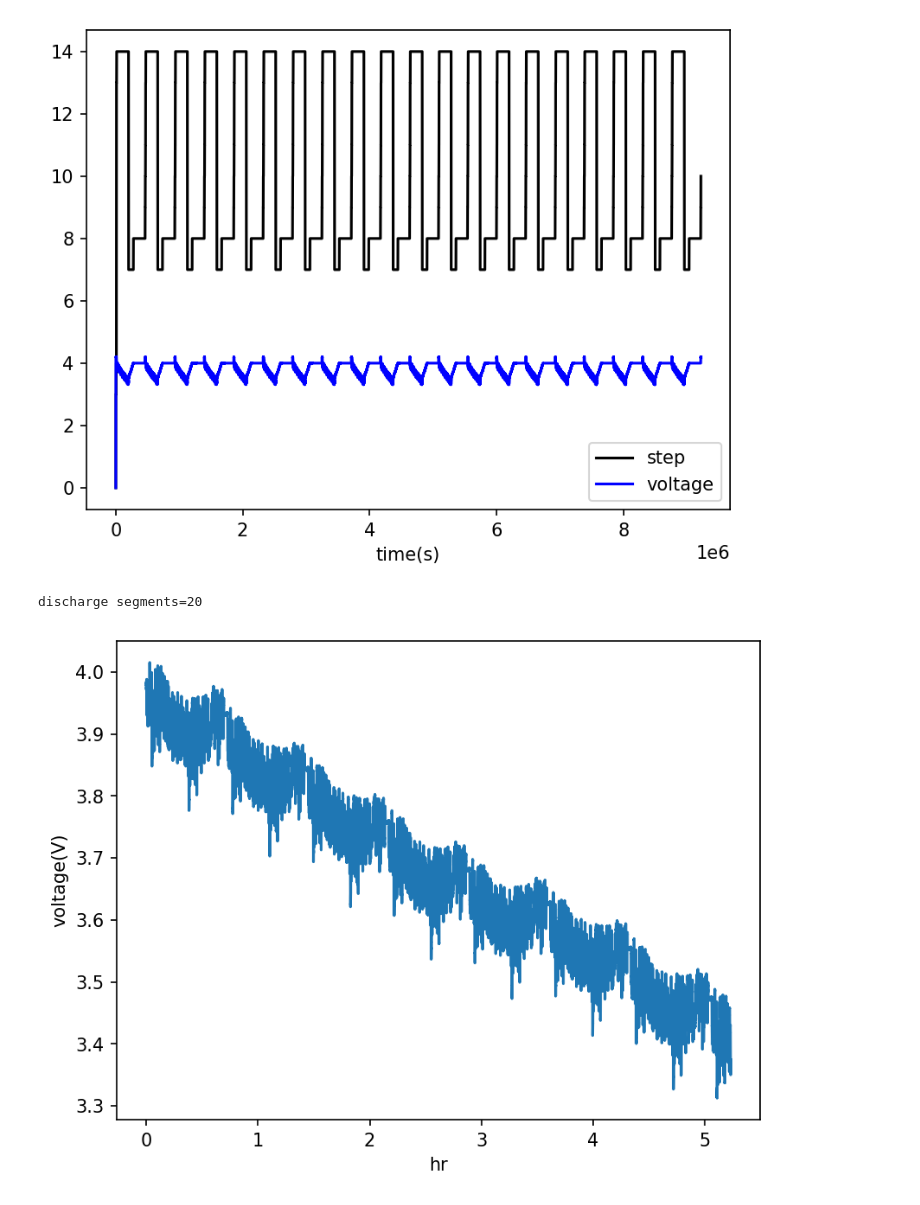
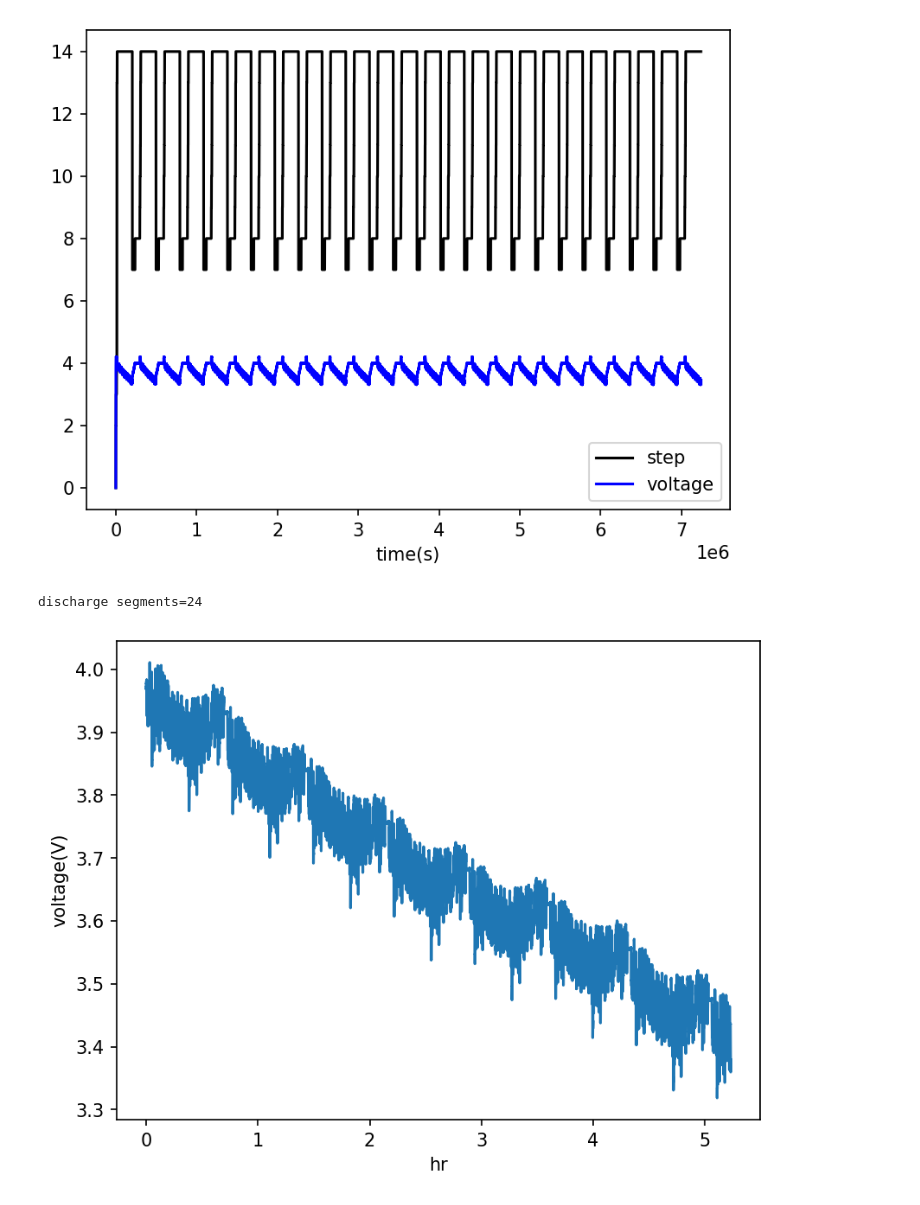
Before and after one commit to JieChungChen/EWT-Capacity-Estimation, a Jupyter notebook: visualize.ipynb, the cells around one changed output. Cells and saved outputs as stored; diff of their text form; code cells hidden in the pictures.

```diff
--- a/visualize.ipynb
+++ b/visualize.ipynb
@@ -10,7 +12,7 @@ def get_mat_voltage(plot=True):
     """
     sampling rate: 10Hz
     """
-    filepath = "Cycling_1/V4.mat"
+    filepath = "Cycling_1/W8.mat"
     f = loadmat(filepath)
     # print(f.keys())
 
@@ -29,20 +31,20 @@ def get_mat_voltage(plot=True):
 # %%
 v, s = get_mat_voltage()
 
 # extract discharge part
 v[s!=14] = 0
 dif = np.abs(np.diff(v, axis=0))
 edge = np.argwhere(dif>1)+1
-dc_v = [v[edge[i, 0]:edge[i+1, 0]] for i in range(0, len(edge), 2)]
+dc_v = [v[edge[i, 0]:edge[i+1, 0]] for i in range(0, len(edge)-1, 2)]
 print('discharge segments=%d'%len(dc_v))
 plt.plot(np.arange(len(dc_v[0]))/36000, dc_v[0])
 plt.xlabel('hr')
 plt.ylabel('voltage(V)')
 plt.show()
 plt.close()
 # %% [output]
-[figure, old version]
+[figure, new version]
-discharge segments=20
+discharge segments=24
-[figure, old version]
+[figure, new version]
 # %%
 # extract voltage information within 1hr to apply EWT
```
Also changed, not shown: parts of 4 cells of this notebook, 1 other file.
